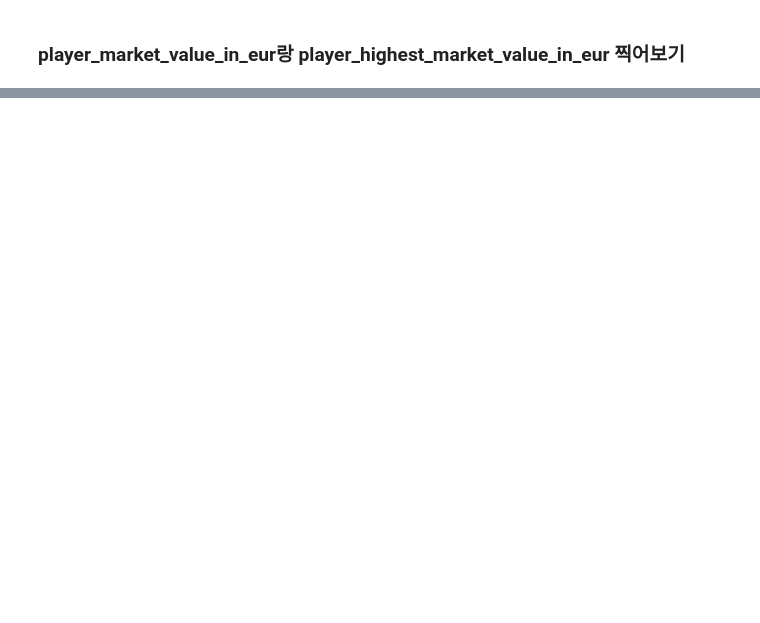
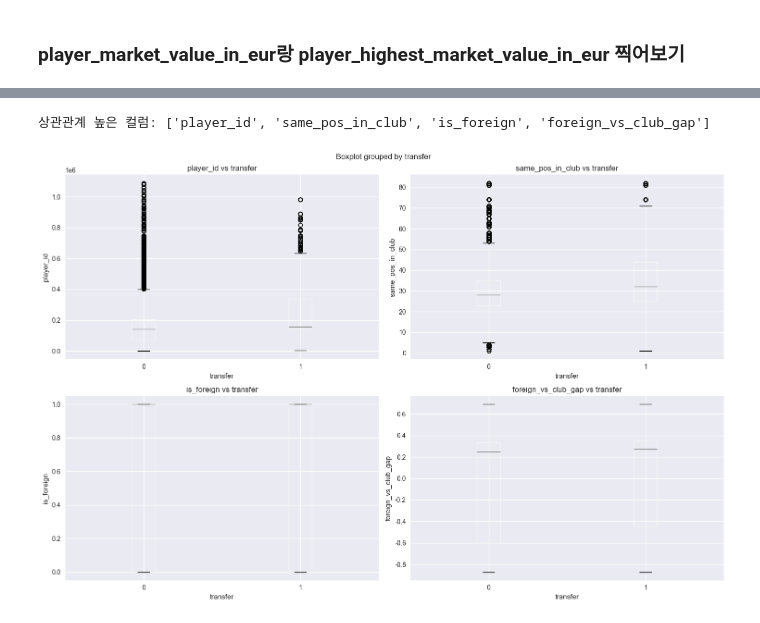
Before and after one commit to SKNETWORKS-FAMILY-AICAMP/SKN18-2nd-4Team, a Jupyter notebook: notes/(fb)02_상세_피쳐_분석.ipynb, the cells around one changed output, grey strips where cells are left out. Drawn from its saved outputs; the diff is of its cells as text; code cells hidden in the pictures; blank space fills up the shorter version.

```diff
--- a/notes/(fb)02_상세_피쳐_분석.ipynb
+++ b/notes/(fb)02_상세_피쳐_분석.ipynb
@@ -402,28 +751,37 @@ plt.show()
 # %%
 # ============================================================================
-# 셀 9: Churn과의 상관관계 시각화
+# 셀 8: 상관관계 높은 피쳐들의 박스플롯(절댓값 기준)
 # ============================================================================
 
-# Churn과 상관관계가 높은 피쳐들 시각화
-high_corr_features = ['Tenure', 'DaySinceLastOrder', 'CashbackAmount', 'OrderCount', 'SatisfactionScore']
+# 수치형 컬럼만 선택
+numeric_cols = new_df.select_dtypes(include=[np.number]).columns.tolist()
 
-fig, axes = plt.subplots(2, 3, figsize=(18, 12))
-axes = axes.ravel()
+# transfer와의 상관관계 계산
+correlation_matrix = new_df[numeric_cols].corr()
+transfer_correlations = correlation_matrix['transfer'].sort_values(ascending=False)
+
+# 상관관계 높은 상위 4개 컬럼 선택 (transfer 제외)
+high_corr_features = transfer_correlations.drop('transfer').head(4).index.tolist()
+print(f"상관관계 높은 컬럼: {high_corr_features}")
+
+# 박스플롯 생성
+fig, axes = plt.subplots(2, 2, figsize=(15, 10))
+axes = axes.flatten()
 
 for i, feature in enumerate(high_corr_features):
     if i < len(axes):
         # 박스플롯
-        df_analysis.boxplot(column=feature, by='Churn', ax=axes[i])
-        axes[i].set_title(f'{feature} vs Churn')
-        axes[i].set_xlabel('Churn')
+        new_df.boxplot(column=feature, by='transfer', ax=axes[i])
+        axes[i].set_title(f'{feature} vs transfer')
+        axes[i].set_xlabel('transfer')
         axes[i].set_ylabel(feature)
-        axes[i].set_xticklabels(['유지', '이탈'])
-
-# 마지막 subplot 제거
-if len(high_corr_features) < 6:
-    fig.delaxes(axes[5])
+    else:
+        break
 
 plt.tight_layout()
 plt.show()
+# %% [output]
+상관관계 높은 컬럼: ['player_id', 'same_pos_in_club', 'is_foreign', 'foreign_vs_club_gap']
+[figure, added]
 # %%
 # ============================================================================
```
Also changed, not shown: parts of 28 cells of this notebook, 11 other files.
